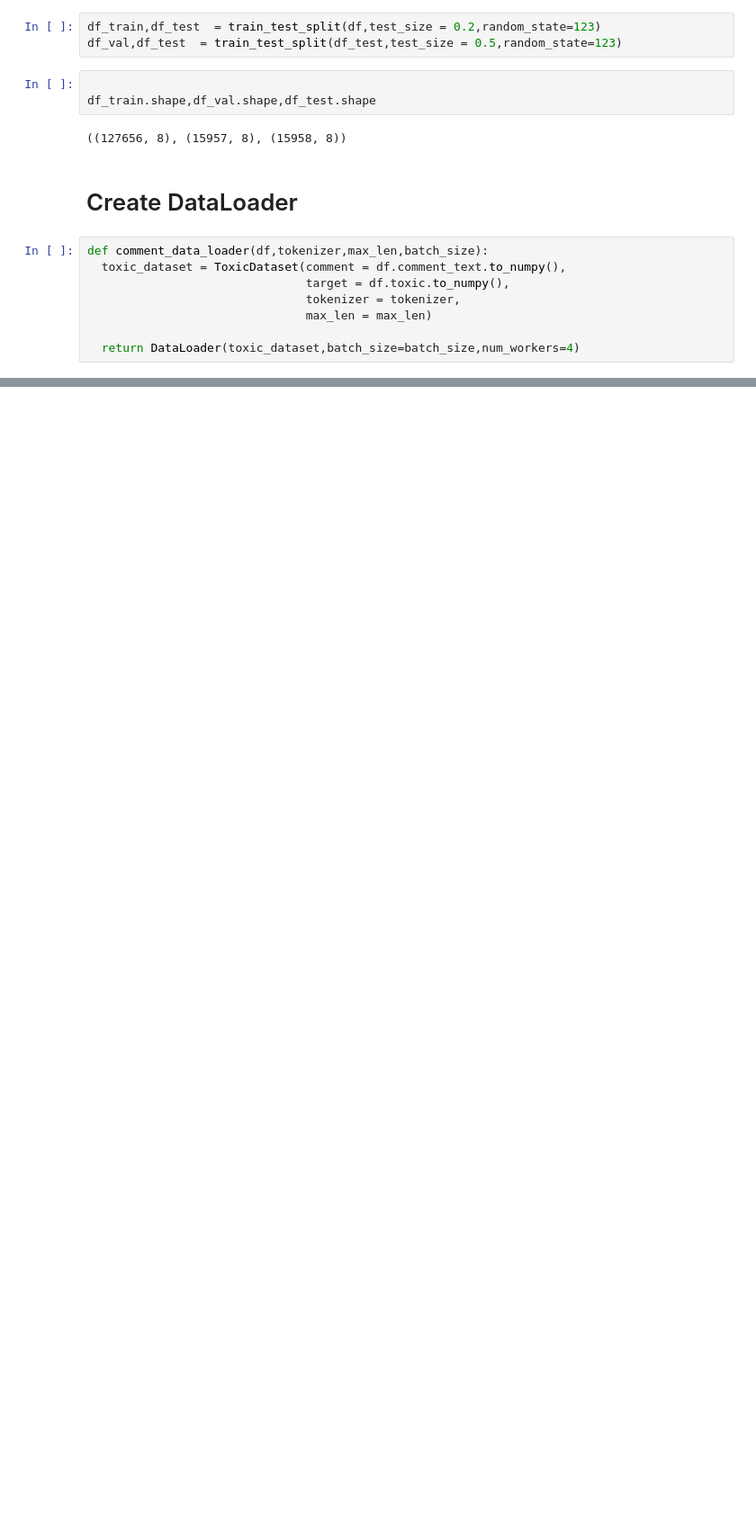
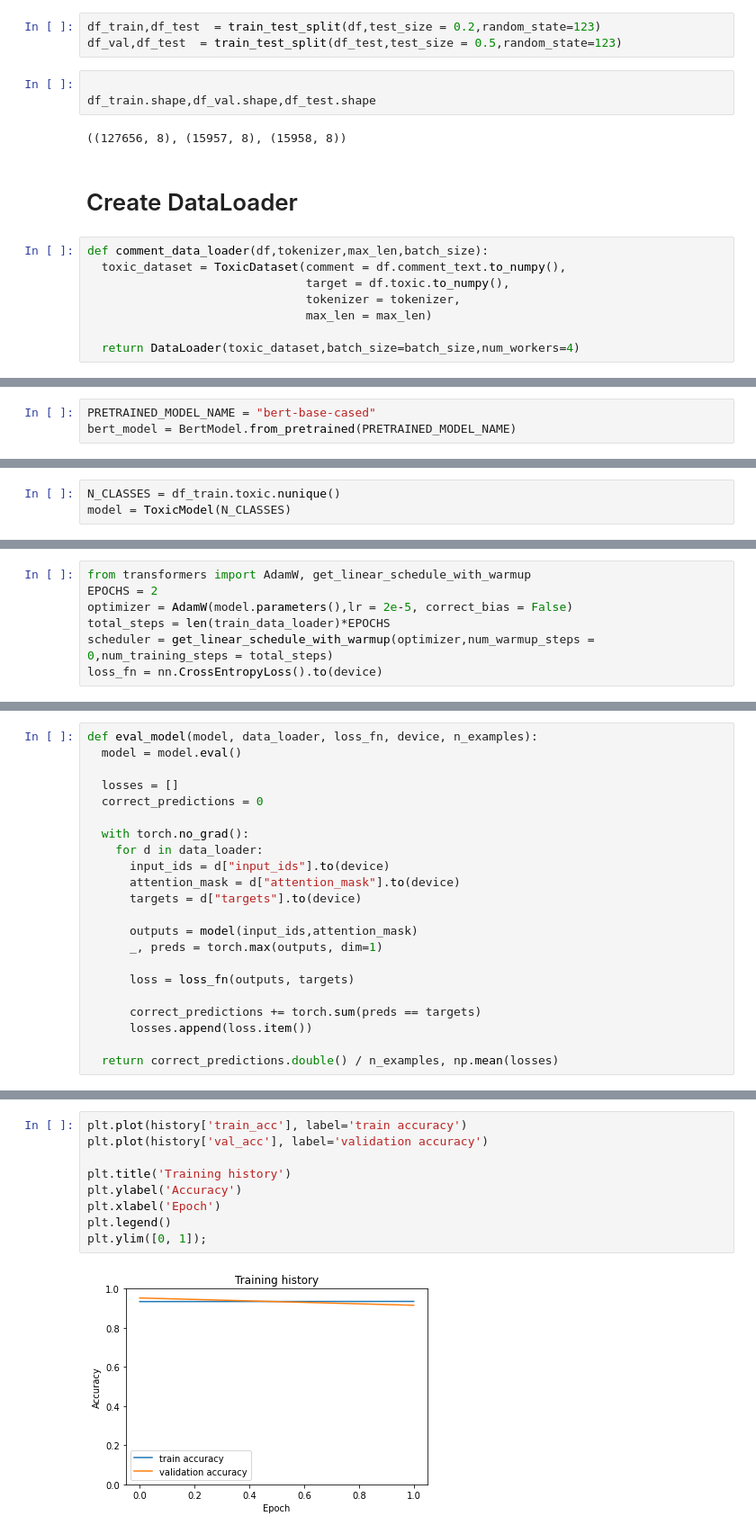
Before and after one commit to u6yuvi/DL-POC, a Jupyter notebook: NLP/Text_Preprocessing.ipynb, the cells around one changed output, grey strips where cells are left out. Shown at 90% size. Saved outputs shown, nothing was run; the diff lists cells and outputs as text; blank space fills up the shorter version.

```diff
--- a/NLP/Text_Preprocessing.ipynb
+++ b/NLP/Text_Preprocessing.ipynb
@@ -290,0 +324,3 @@ RuntimeError: ignored
+# %%
+PRETRAINED_MODEL_NAME = "bert-base-cased"
+bert_model = BertModel.from_pretrained(PRETRAINED_MODEL_NAME)
@@ -290,0 +420,3 @@ RuntimeError: ignored
+# %%
+N_CLASSES = df_train.toxic.nunique()
+model = ToxicModel(N_CLASSES)
@@ -290,0 +452,7 @@ RuntimeError: ignored
+# %%
+from transformers import AdamW, get_linear_schedule_with_warmup
+EPOCHS = 2
+optimizer = AdamW(model.parameters(),lr = 2e-5, correct_bias = False)
+total_steps = len(train_data_loader)*EPOCHS
+scheduler = get_linear_schedule_with_warmup(optimizer,num_warmup_steps = 0,num_training_steps = total_steps)
+loss_fn = nn.CrossEntropyLoss().to(device)
@@ -290,0 +481,22 @@ RuntimeError: ignored
+# %%
+def eval_model(model, data_loader, loss_fn, device, n_examples):
+  model = model.eval()
+
+  losses = []
+  correct_predictions = 0
+
+  with torch.no_grad():
+    for d in data_loader:
+      input_ids = d["input_ids"].to(device)
+      attention_mask = d["attention_mask"].to(device)
+      targets = d["targets"].to(device)
+
+      outputs = model(input_ids,attention_mask)
+      _, preds = torch.max(outputs, dim=1)
+
+      loss = loss_fn(outputs, targets)
+
+      correct_predictions += torch.sum(preds == targets)
+      losses.append(loss.item())
+
+  return correct_predictions.double() / n_examples, np.mean(losses)
@@ -290,0 +554,11 @@ RuntimeError: ignored
+# %%
+plt.plot(history['train_acc'], label='train accuracy')
+plt.plot(history['val_acc'], label='validation accuracy')
+
+plt.title('Training history')
+plt.ylabel('Accuracy')
+plt.xlabel('Epoch')
+plt.legend()
+plt.ylim([0, 1]);
+# %% [output]
+[figure, added]
```
Also changed, not shown: parts of 34 cells of this notebook.
